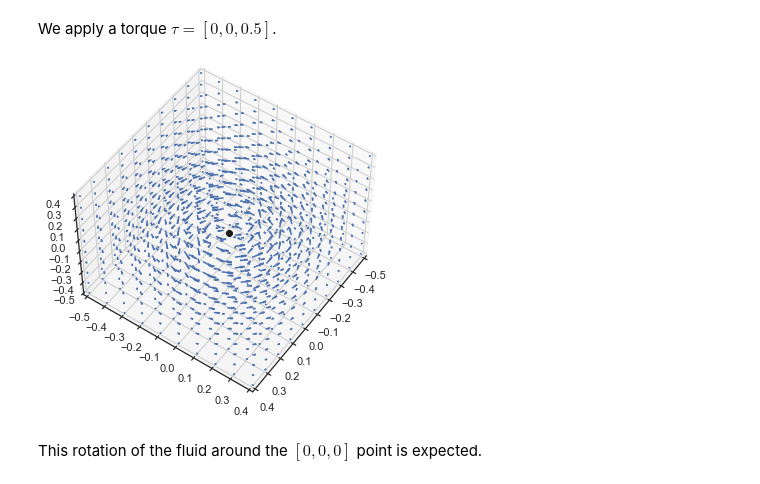
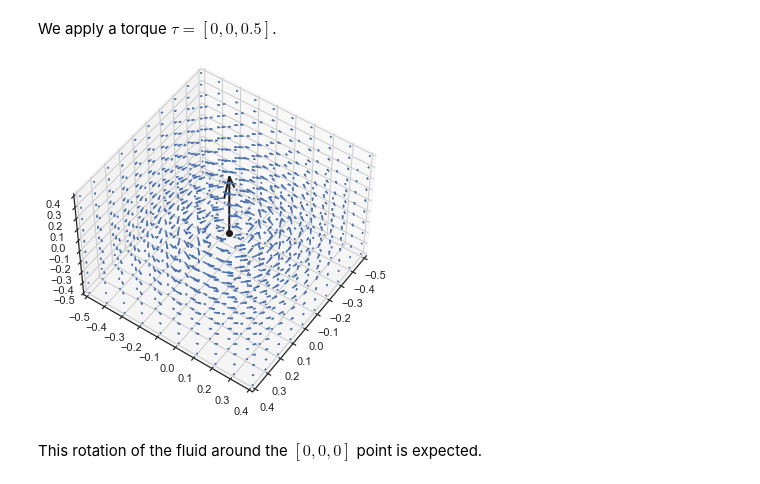
Before and after one commit to shivChitinous/stokes-flow, a Jupyter notebook: stokes_singularities.ipynb, the cells around one changed output. Cells and saved outputs as stored; diff of their text form; code cells hidden in the pictures.

```diff
--- a/stokes_singularities.ipynb
+++ b/stokes_singularities.ipynb
@@ -48,15 +48,17 @@ U = rotlet(R,tau,p=np.array([0,0,0]))
 # %%
 fig = plt.figure(figsize = (6,6))
 ax = fig.gca(projection='3d')
 
 ax.plot(0,0,0,'ko')
+
 ax.quiver(R[0], R[1], R[2], U[0], U[1], U[2],length=0.3, arrow_length_ratio=0.5)
+ax.quiver(0,0,0,tau[0], tau[1], tau[2],color='k',linewidth=2)
 ax.view_init(elev=50, azim=35)
 ax.set_xlim([np.min(X),np.max(X)]); ax.set_ylim([np.min(Y),np.max(Y)]); ax.set_zlim([np.min(Z),np.max(Z)])
 plt.savefig(figfile+"rotlet.png",dpi=300)
 plt.show()
 # %% [output]
-[figure, old version]
+[figure, new version]
 # %% [markdown]
 This rotation of the fluid around the $[0,0,0]$ point is expected.
 # %% [markdown]
```
Also changed, not shown: parts of 2 cells of this notebook, 7 other files.
